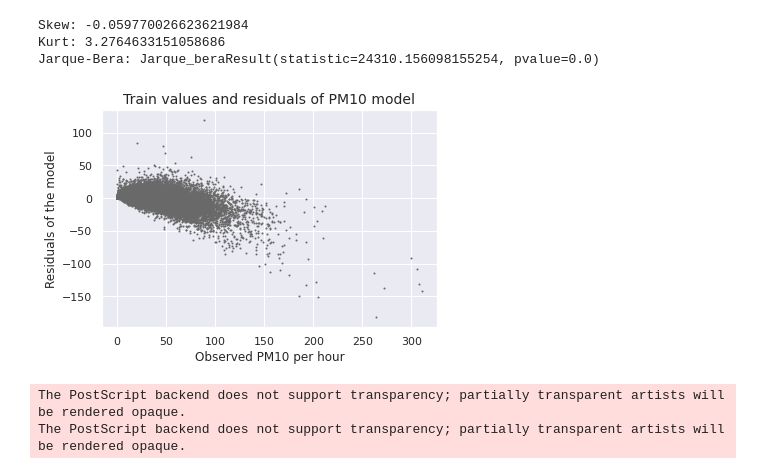
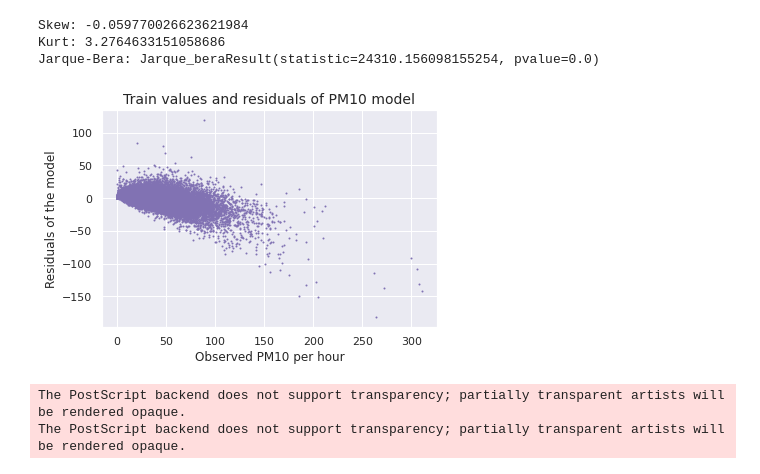
Before and after one commit to lucasmoschen/machine-learning-project, a Jupyter notebook: notebooks/model_pm10.ipynb, the cells around one changed output. Saved outputs shown, nothing was run; the diff lists cells and outputs as text; code cells hidden in the pictures.

```diff
--- a/notebooks/model_pm10.ipynb
+++ b/notebooks/model_pm10.ipynb
@@ -172,16 +172,16 @@ Jarque-Bera: Jarque_beraResult(statistic=24310.156098155254, pvalue=0.0)
 # %%
 train_trans = pt_gases['PM10'].inverse_transform(y_train_pm10.values.reshape(-1,1))
 pred_trans = pt_gases['PM10'].inverse_transform(y_train_pred.values.reshape(-1,1))
 residuals = pred_trans - train_trans
 
-plt.scatter(train_trans, residuals, s=1, color='dimgray')
+plt.scatter(train_trans, residuals, s=1, color='m')
 plt.xlabel("Observed PM10 per hour")
 plt.ylabel("Residuals of the model")
 plt.title("Train values and residuals of PM10 model", fontsize = 14)
 plt.savefig(IMAGES_FOLDER+"observed-vs-residuals-pm10-linear-regression.eps", bbox_inches = 'tight')
 plt.show()
 # %% [output]
-[figure, old version]
+[figure, new version]
 # %%
 rows1 = x_test_SP[(x_test_SP.year==2019)&(x_test_SP.month==12)]
 rows2 = x_test_SP[(x_test_SP.year==2017)&(x_test_SP.month==7)]
```
Also changed, not shown: parts of 1 cell of this notebook, 6 other files.
